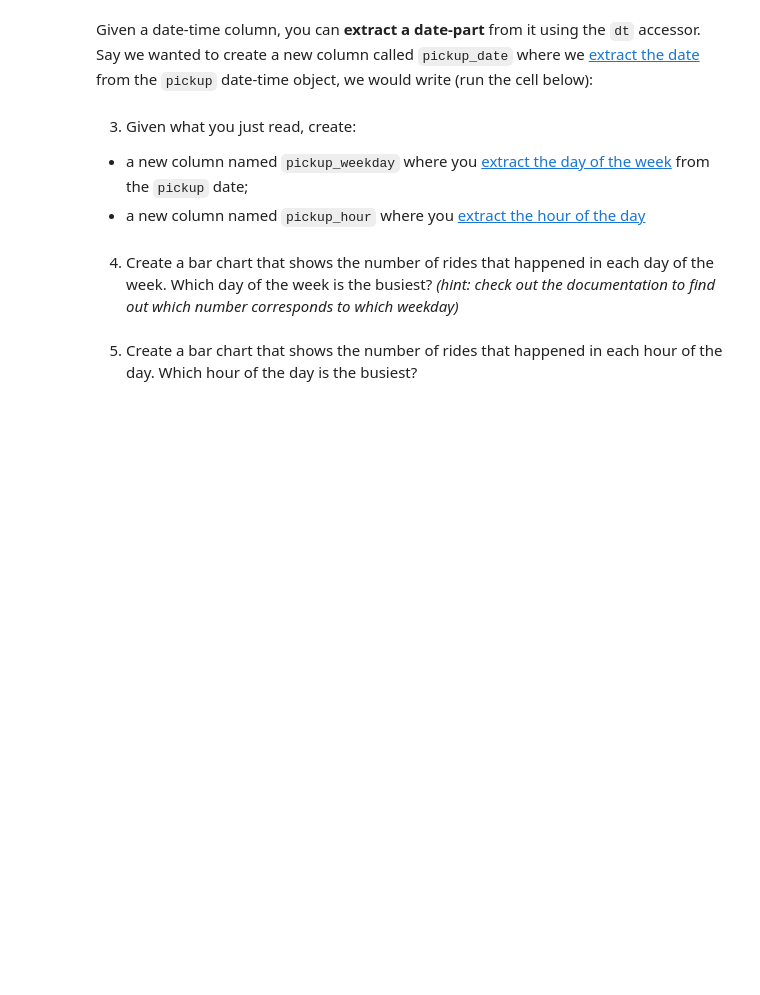
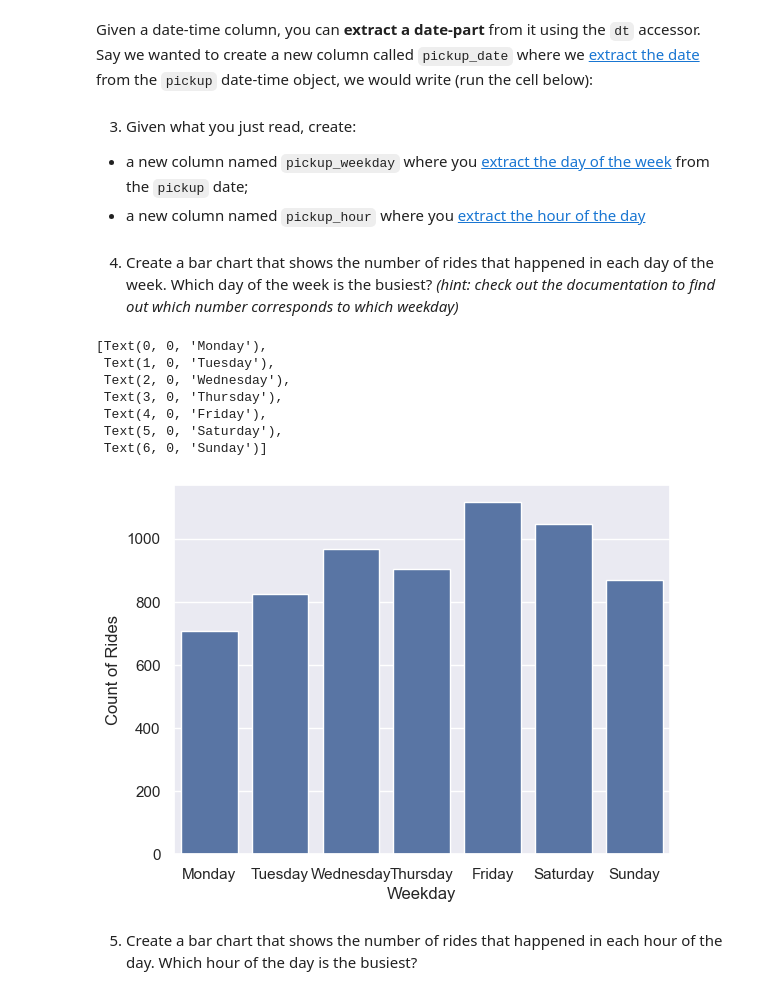
Before and after one commit to extra-jalapenos/python-matplot-and-seaborn, a Jupyter notebook: 6b Homework.ipynb, the cells around one changed output. Saved outputs shown, nothing was run; the diff lists cells and outputs as text; code cells hidden in the pictures; blank space fills up the shorter version.

```diff
--- a/6b Homework.ipynb
+++ b/6b Homework.ipynb
@@ -121,3 +121,7 @@ Text(0.5, 1.0, 'Corellation between carat and price')
 You are free to use whichever data visualisation library you prefer, although the Seaborn library is the recommended option.
 # %% [markdown]
 1. Load the `taxis` dataset from the `seaborn` example dataset repository and call it `taxi`.
+# %%
+taxi = sns.load_dataset("taxis")
+print(taxi.columns, taxi.dtypes)
+print(taxi.shape)
@@ -124,2 +148,5 @@ You are free to use whichever data visualisation library you prefer, although th
 # %% [markdown]
 2. Depending on the library version you have installed, the data type of the `pickup` and `dropoff` columns, may or may not be interpreted as date-times. Check the data type of the variables in the dataset and in case these are interpreted as strings (object data type), convert those two columns to date-time (remember to assign the result back to the column itself!). *(hint: check out [this Stack Overflow page](https://stackoverflow.com/questions/17134716/convert-dataframe-column-type-from-string-to-datetime) for a tip on how to do it)*
+# %%
+taxi["pickup"] = pd.to_datetime(taxi["pickup"])
+taxi["dropoff"] = pd.to_datetime(taxi["dropoff"])
@@ -132,7 +177,24 @@ taxi['pickup_date'] = taxi['pickup'].dt.date
 3. Given what you just read, create:
 - a new column named `pickup_weekday` where you [extract the day of the week](https://pandas.pydata.org/docs/reference/api/pandas.DatetimeIndex.weekday.html) from the `pickup` date;
 - a new column named `pickup_hour` where you [extract the hour of the day](https://pandas.pydata.org/docs/reference/api/pandas.DatetimeIndex.hour.html)
+# %%
+taxi["pickup_weekday"] = taxi["pickup"].dt.weekday
+taxi["pickup_hour"] = taxi["pickup"].dt.hour
 # %% [markdown]
 4. Create a bar chart that shows the number of rides that happened in each day of the week. Which day of the week is the busiest? *(hint: check out the documentation to find out which number corresponds to which weekday)*
+# %%
+plot_by_weekday = sns.countplot(data=taxi, x="pickup_weekday")
+plot_by_weekday.set_xlabel("Weekday")
+plot_by_weekday.set_ylabel("Count of Rides")
+plot_by_weekday.set_xticklabels(["Monday", "Tuesday", "Wednesday", "Thursday", "Friday", "Saturday", "Sunday"])
+# %% [output]
+[Text(0, 0, 'Monday'),
+ Text(1, 0, 'Tuesday'),
+ Text(2, 0, 'Wednesday'),
+ Text(3, 0, 'Thursday'),
+ Text(4, 0, 'Friday'),
+ Text(5, 0, 'Saturday'),
+ Text(6, 0, 'Sunday')]
+[figure, added]
 # %% [markdown]
 5. Create a bar chart that shows the number of rides that happened in each hour of the day. Which hour of the day is the busiest?
```
Also changed, not shown: parts of 12 cells of this notebook.
